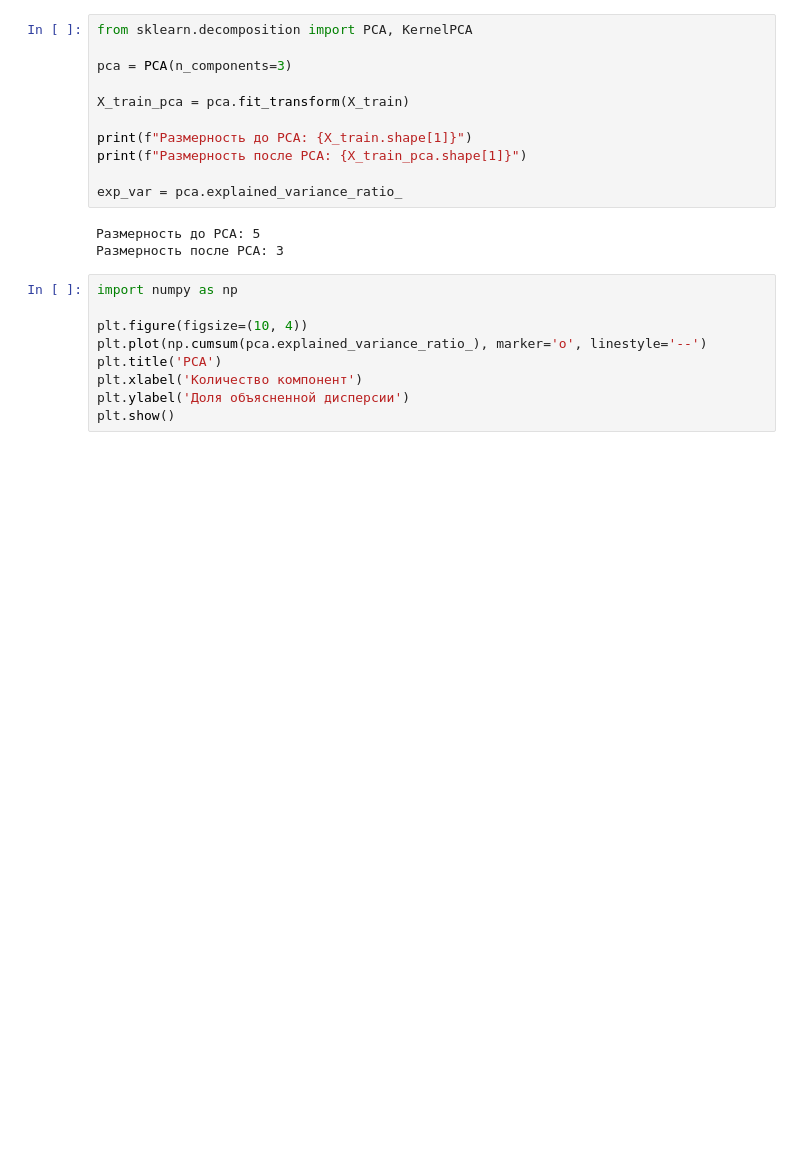
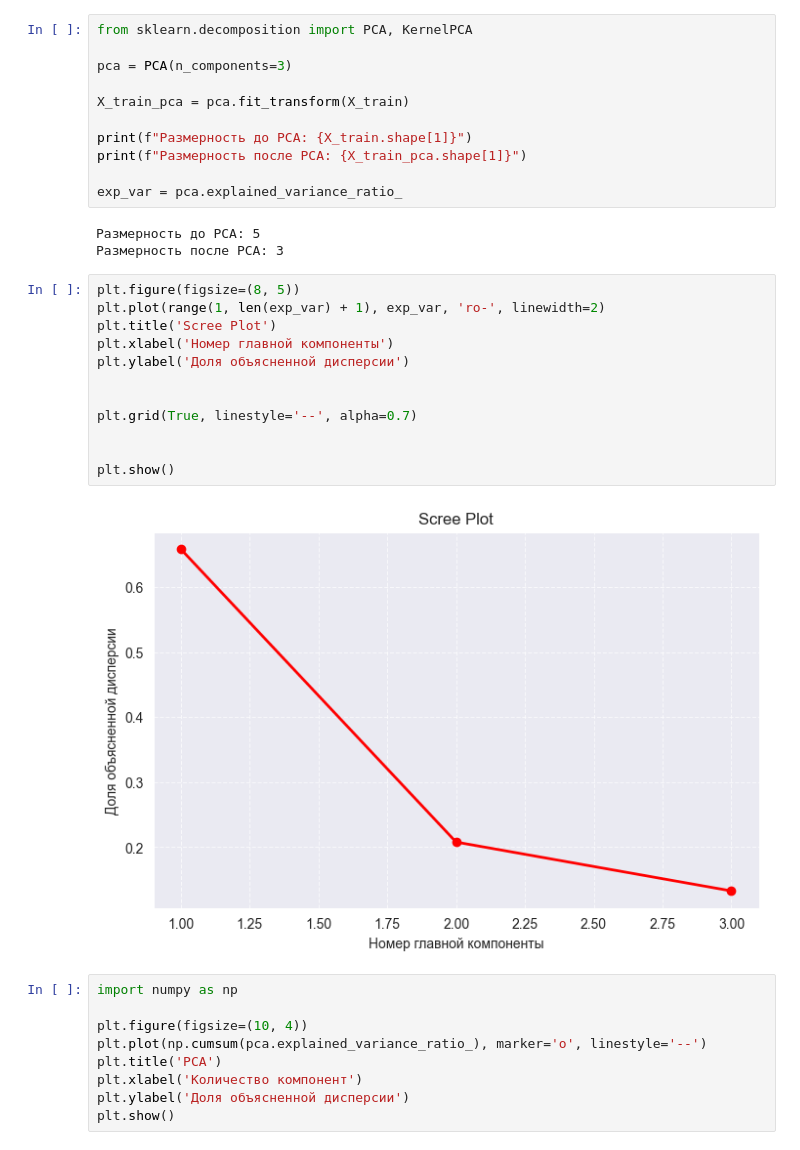
Before and after one commit to stwz13/ml, a Jupyter notebook: lab6_class.ipynb, the cells around one changed output. Saved outputs shown, nothing was run; the diff lists cells and outputs as text; blank space fills up the shorter version.

Commit message:
add graphic

```diff
--- a/lab6_class.ipynb
+++ b/lab6_class.ipynb
@@ -257,6 +257,20 @@ exp_var = pca.explained_variance_ratio_
 # %% [output]
 Размерность до PCA: 5
 Размерность после PCA: 3
+# %%
+plt.figure(figsize=(8, 5))
+plt.plot(range(1, len(exp_var) + 1), exp_var, 'ro-', linewidth=2)
+plt.title('Scree Plot')
+plt.xlabel('Номер главной компоненты')
+plt.ylabel('Доля объясненной дисперсии')
+
+
+plt.grid(True, linestyle='--', alpha=0.7)
+
+
+plt.show()
+# %% [output]
+[figure, added]
 # %%
 import numpy as np
 
```
Also changed, not shown: 1 other file.
